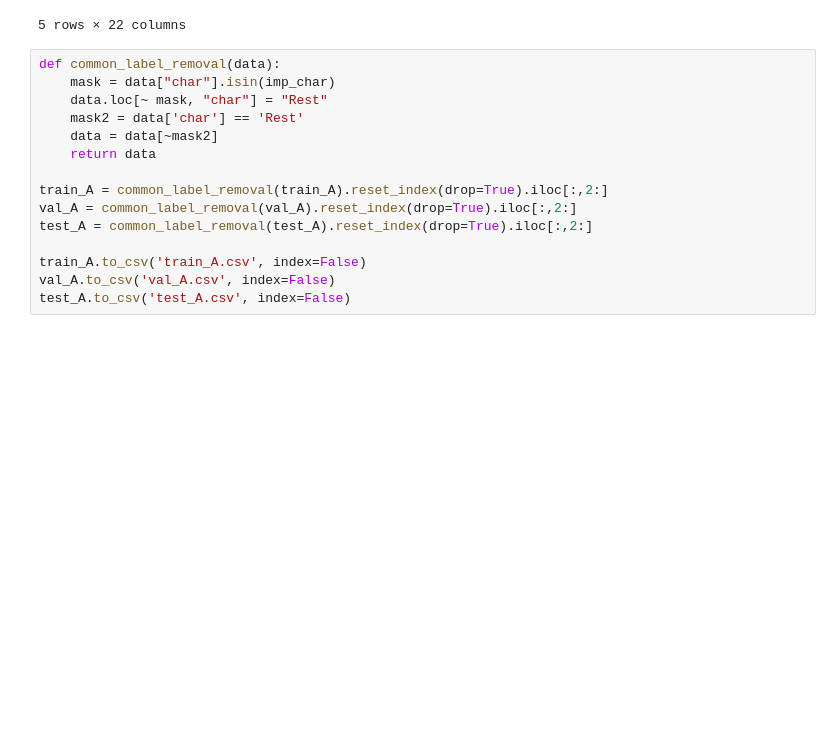
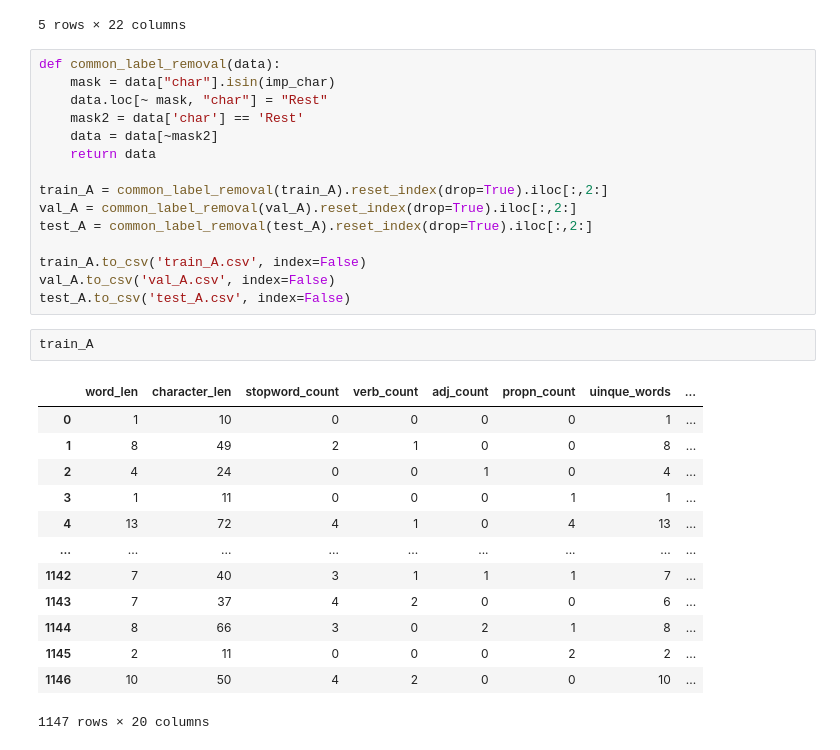
Before and after one commit to MarcusHjertaas/NLP-Deliverables, a Jupyter notebook: Character Prediction/Character Prediciton - EDA.ipynb, the cells around one changed output. Saved outputs shown, nothing was run; the diff lists cells and outputs as text; blank space fills up the shorter version.

```diff
--- a/Character Prediction/Character Prediciton - EDA.ipynb
+++ b/Character Prediction/Character Prediciton - EDA.ipynb
@@ -480,3 +480,19 @@ test_A = common_label_removal(test_A).reset_index(drop=True).iloc[:,2:]
 train_A.to_csv('train_A.csv', index=False)
 val_A.to_csv('val_A.csv', index=False)
 test_A.to_csv('test_A.csv', index=False)
+# %%
+train_A
+# %% [output]
+|  | word_len | character_len | stopword_count | verb_count | adj_count | propn_count | uinque_words | ... |
+| 0 | 1 | 10 | 0 | 0 | 0 | 0 | 1 | ... |
+| 1 | 8 | 49 | 2 | 1 | 0 | 0 | 8 | ... |
+| 2 | 4 | 24 | 0 | 0 | 1 | 0 | 4 | ... |
+| 3 | 1 | 11 | 0 | 0 | 0 | 1 | 1 | ... |
+| 4 | 13 | 72 | 4 | 1 | 0 | 4 | 13 | ... |
+| ... | ... | ... | ... | ... | ... | ... | ... | ... |
+| 1142 | 7 | 40 | 3 | 1 | 1 | 1 | 7 | ... |
+| 1143 | 7 | 37 | 4 | 2 | 0 | 0 | 6 | ... |
+| 1144 | 8 | 66 | 3 | 0 | 2 | 1 | 8 | ... |
+| 1145 | 2 | 11 | 0 | 0 | 0 | 2 | 2 | ... |
+| 1146 | 10 | 50 | 4 | 2 | 0 | 0 | 10 | ... |
+1147 rows × 20 columns
```
Also changed, not shown: parts of 5 cells of this notebook, 3 other files.
